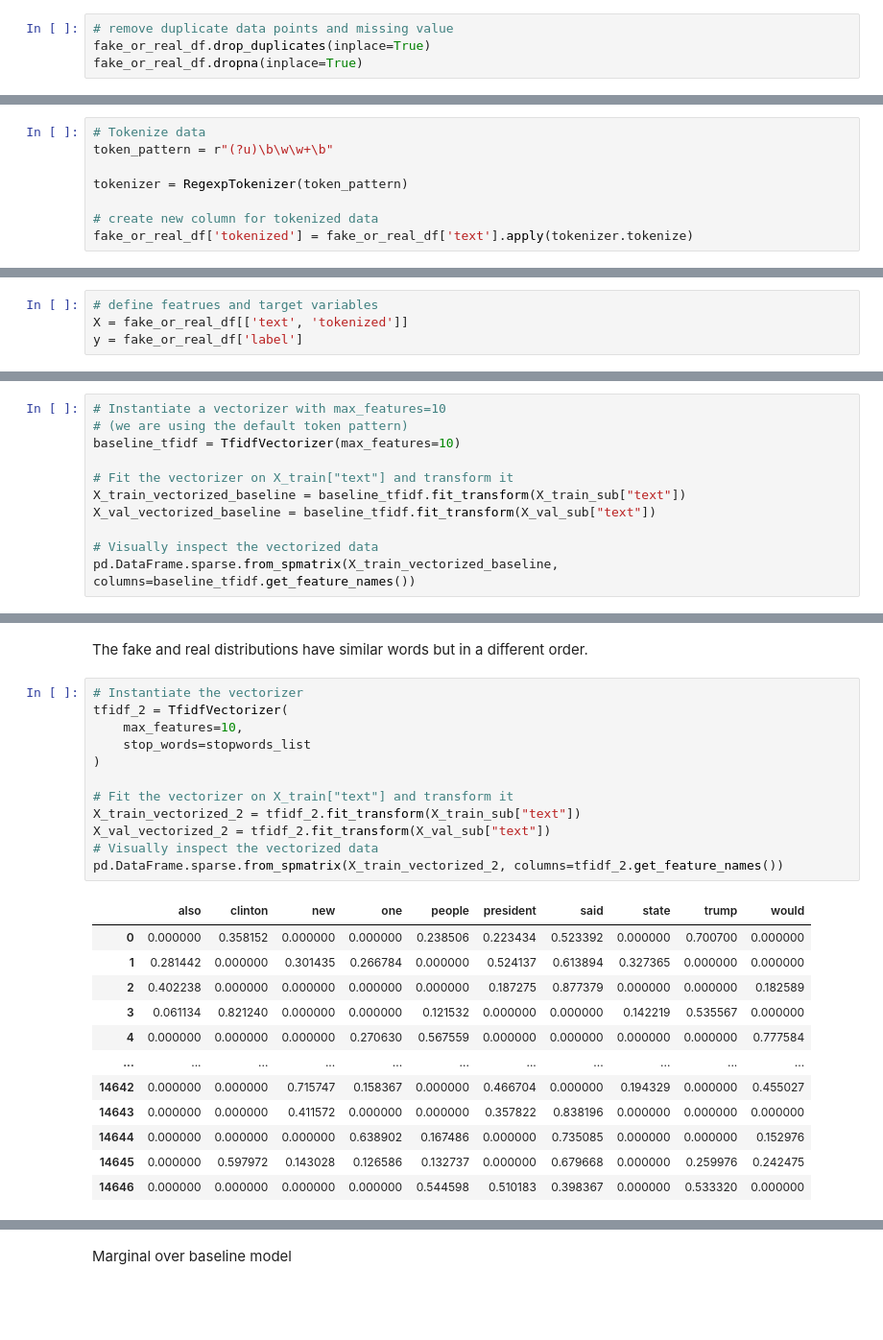
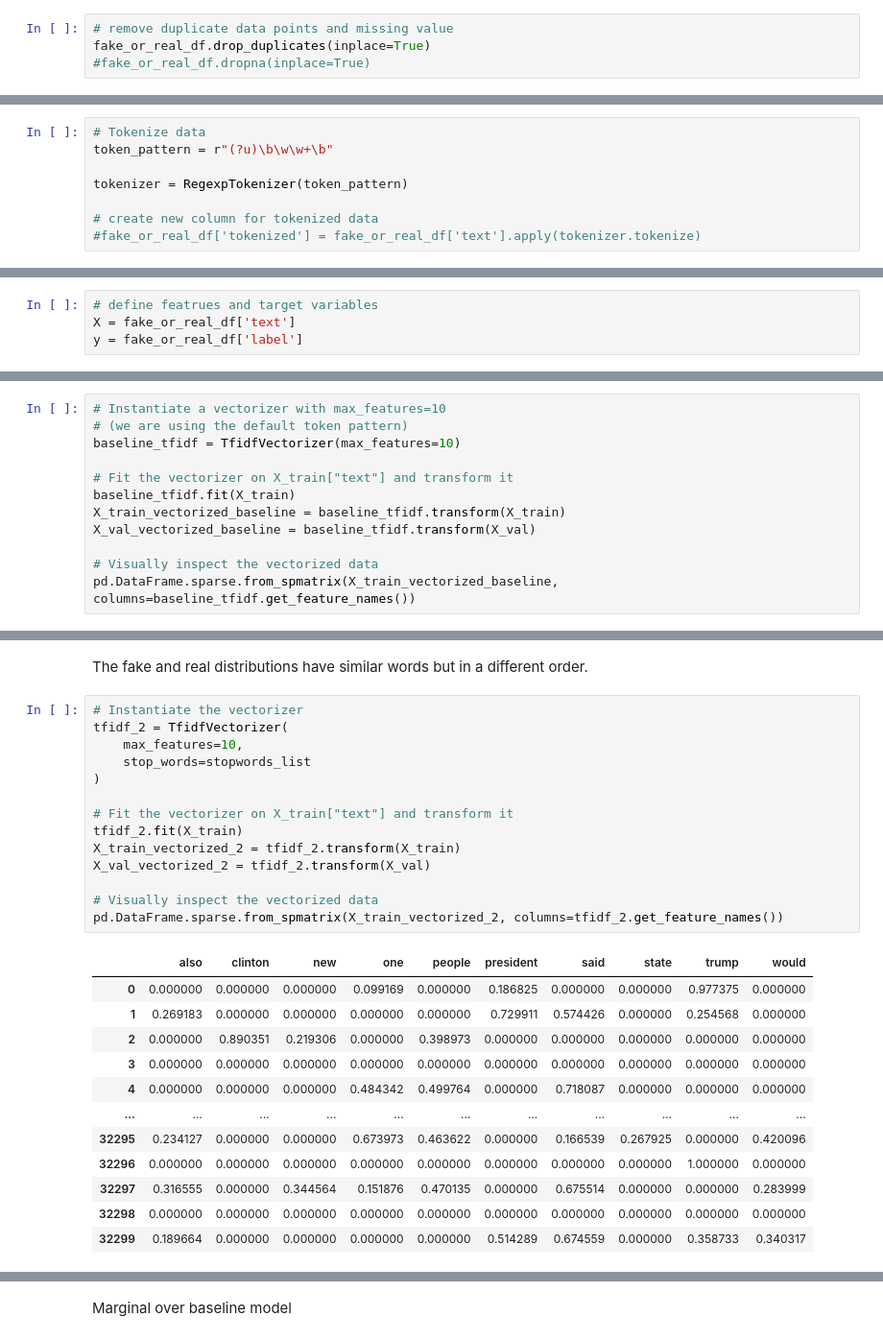
Before and after one commit to bentoler22/Phase_5_Project, a Jupyter notebook: Fake News Detection.ipynb, the cells around one changed output, grey strips where cells are left out. Shown: that part at 96% size. Drawn from its saved outputs; the diff is of its cells as text; blank space fills up the shorter version.

```diff
--- a/Fake News Detection.ipynb
+++ b/Fake News Detection.ipynb
@@ -92,7 +119,7 @@ fake_or_real_df.head()
 # %%
 # remove duplicate data points and missing value
 fake_or_real_df.drop_duplicates(inplace=True)
-fake_or_real_df.dropna(inplace=True)
+#fake_or_real_df.dropna(inplace=True)
 # %%
 # preview final full dataset
 fake_or_real_df
@@ -145,7 +180,7 @@ token_pattern = r"(?u)\b\w\w+\b"
 tokenizer = RegexpTokenizer(token_pattern)
 
 # create new column for tokenized data
-fake_or_real_df['tokenized'] = fake_or_real_df['text'].apply(tokenizer.tokenize)
+#fake_or_real_df['tokenized'] = fake_or_real_df['text'].apply(tokenizer.tokenize)
 # %%
 fake_or_real_df
 # %% [output]
@@ -166,7 +201,7 @@ fake_or_real_df
 ### Data Splitting
 # %%
 # define featrues and target variables
-X = fake_or_real_df[['text', 'tokenized']]
+X = fake_or_real_df['text']
 y = fake_or_real_df['label']
 # %%
 # intial split of data into traiing and test sets with 15% test size
@@ -256,8 +290,9 @@ A baseline naive bayes tfidf model is developed for compariosn to furture iterat
 baseline_tfidf = TfidfVectorizer(max_features=10)
 
 # Fit the vectorizer on X_train["text"] and transform it
-X_train_vectorized_baseline = baseline_tfidf.fit_transform(X_train_sub["text"])
-X_val_vectorized_baseline = baseline_tfidf.fit_transform(X_val_sub["text"])
+baseline_tfidf.fit(X_train)
+X_train_vectorized_baseline = baseline_tfidf.transform(X_train)
+X_val_vectorized_baseline = baseline_tfidf.transform(X_val)
 
 # Visually inspect the vectorized data
 pd.DataFrame.sparse.from_spmatrix(X_train_vectorized_baseline, columns=baseline_tfidf.get_feature_names())
@@ -334,25 +366,27 @@ The fake and real distributions have similar words but in a different order.
 # %%
 # Instantiate the vectorizer
 tfidf_2 = TfidfVectorizer(
     max_features=10,
     stop_words=stopwords_list
 )
 
 # Fit the vectorizer on X_train["text"] and transform it
-X_train_vectorized_2 = tfidf_2.fit_transform(X_train_sub["text"])
-X_val_vectorized_2 = tfidf_2.fit_transform(X_val_sub["text"])
+tfidf_2.fit(X_train)
+X_train_vectorized_2 = tfidf_2.transform(X_train)
+X_val_vectorized_2 = tfidf_2.transform(X_val)
+
 # Visually inspect the vectorized data
 pd.DataFrame.sparse.from_spmatrix(X_train_vectorized_2, columns=tfidf_2.get_feature_names())
 # %% [output]
 |  | also | clinton | new | one | people | president | said | state | trump | would |
-| 0 | 0.000000 | 0.358152 | 0.000000 | 0.000000 | 0.238506 | 0.223434 | 0.523392 | 0.000000 | 0.700700 | 0.000000 |
-| 1 | 0.281442 | 0.000000 | 0.301435 | 0.266784 | 0.000000 | 0.524137 | 0.613894 | 0.327365 | 0.000000 | 0.000000 |
-| 2 | 0.402238 | 0.000000 | 0.000000 | 0.000000 | 0.000000 | 0.187275 | 0.877379 | 0.000000 | 0.000000 | 0.182589 |
-| 3 | 0.061134 | 0.821240 | 0.000000 | 0.000000 | 0.121532 | 0.000000 | 0.000000 | 0.142219 | 0.535567 | 0.000000 |
-| 4 | 0.000000 | 0.000000 | 0.000000 | 0.270630 | 0.567559 | 0.000000 | 0.000000 | 0.000000 | 0.000000 | 0.777584 |
+| 0 | 0.000000 | 0.000000 | 0.000000 | 0.099169 | 0.000000 | 0.186825 | 0.000000 | 0.000000 | 0.977375 | 0.000000 |
+| 1 | 0.269183 | 0.000000 | 0.000000 | 0.000000 | 0.000000 | 0.729911 | 0.574426 | 0.000000 | 0.254568 | 0.000000 |
+| 2 | 0.000000 | 0.890351 | 0.219306 | 0.000000 | 0.398973 | 0.000000 | 0.000000 | 0.000000 | 0.000000 | 0.000000 |
+| 3 | 0.000000 | 0.000000 | 0.000000 | 0.000000 | 0.000000 | 0.000000 | 0.000000 | 0.000000 | 0.000000 | 0.000000 |
+| 4 | 0.000000 | 0.000000 | 0.000000 | 0.484342 | 0.499764 | 0.000000 | 0.718087 | 0.000000 | 0.000000 | 0.000000 |
 | ... | ... | ... | ... | ... | ... | ... | ... | ... | ... | ... |
-| 14642 | 0.000000 | 0.000000 | 0.715747 | 0.158367 | 0.000000 | 0.466704 | 0.000000 | 0.194329 | 0.000000 | 0.455027 |
-| 14643 | 0.000000 | 0.000000 | 0.411572 | 0.000000 | 0.000000 | 0.357822 | 0.838196 | 0.000000 | 0.000000 | 0.000000 |
-| 14644 | 0.000000 | 0.000000 | 0.000000 | 0.638902 | 0.167486 | 0.000000 | 0.735085 | 0.000000 | 0.000000 | 0.152976 |
-| 14645 | 0.000000 | 0.597972 | 0.143028 | 0.126586 | 0.132737 | 0.000000 | 0.679668 | 0.000000 | 0.259976 | 0.242475 |
-| 14646 | 0.000000 | 0.000000 | 0.000000 | 0.000000 | 0.544598 | 0.510183 | 0.398367 | 0.000000 | 0.533320 | 0.000000 |
+| 32295 | 0.234127 | 0.000000 | 0.000000 | 0.673973 | 0.463622 | 0.000000 | 0.166539 | 0.267925 | 0.000000 | 0.420096 |
+| 32296 | 0.000000 | 0.000000 | 0.000000 | 0.000000 | 0.000000 | 0.000000 | 0.000000 | 0.000000 | 1.000000 | 0.000000 |
+| 32297 | 0.316555 | 0.000000 | 0.344564 | 0.151876 | 0.470135 | 0.000000 | 0.675514 | 0.000000 | 0.000000 | 0.283999 |
+| 32298 | 0.000000 | 0.000000 | 0.000000 | 0.000000 | 0.000000 | 0.000000 | 0.000000 | 0.000000 | 0.000000 | 0.000000 |
+| 32299 | 0.189664 | 0.000000 | 0.000000 | 0.000000 | 0.000000 | 0.514289 | 0.674559 | 0.000000 | 0.358733 | 0.340317 |
```
Also changed, not shown: parts of 66 cells of this notebook.
